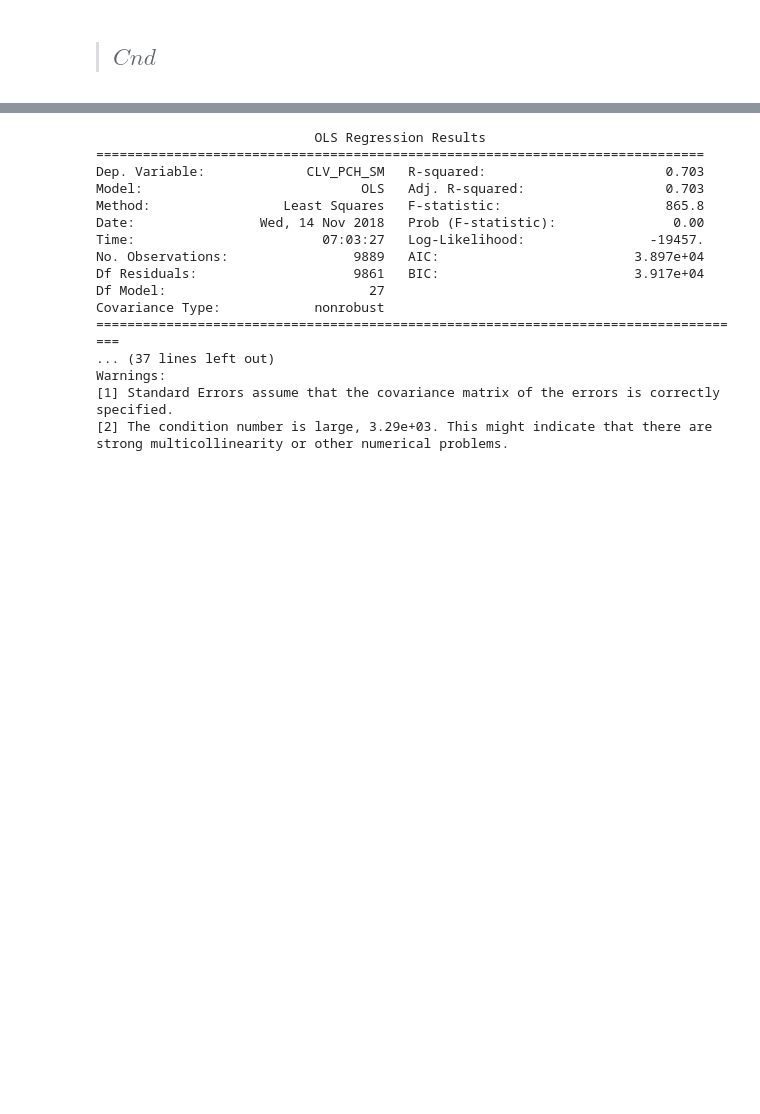
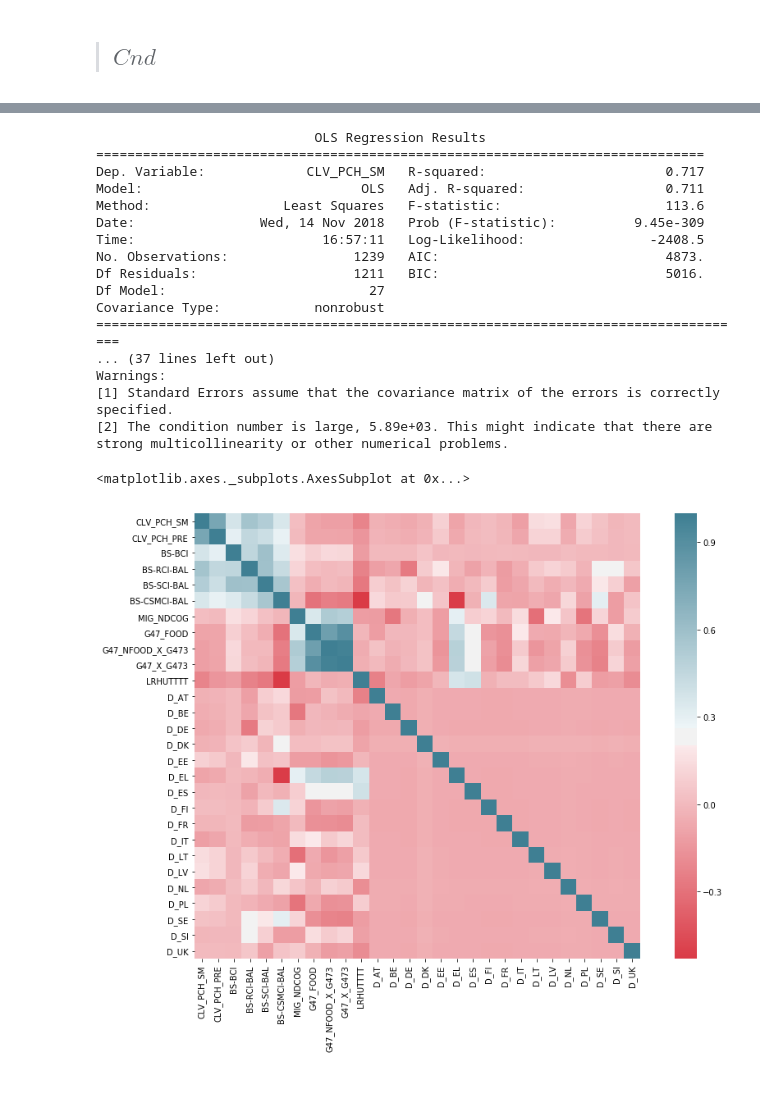
Before and after one commit to boturon/NovaSBE_Courses, a Jupyter notebook: 1107_macroeconomic-policies/assignment/pred-gdp/data.ipynb, the cells around one changed output, grey strips where cells are left out. Cells and saved outputs as stored; diff of their text form; code cells hidden in the pictures; blank space fills up the shorter version.

```diff
--- a/1107_macroeconomic-policies/assignment/pred-gdp/data.ipynb
+++ b/1107_macroeconomic-policies/assignment/pred-gdp/data.ipynb
@@ -376,7 +389,7 @@ def Cnd(model_variables=[], version=0, all_boolean=False, country_dummies=True):
     if country_dummies:
         countries = set(namq_10_fcs.GEO); countries.remove('PT')
         for country in sorted(list(countries)):
-            df_in[country] = (df_in.ID.str[-2:] == country).astype(int)
+            df_in["D_"+country] = (df_in.ID.str[-2:] == country).astype(int)
 
     Cnd = df_in.dropna().copy().set_index("ID")
     Cnd = Cnd.loc[:, (Cnd != 0).any(axis=0)].copy()
@@ -397,5 +410,5 @@ def Cnd(model_variables=[], version=0, all_boolean=False, country_dummies=True):
     results = sm.OLS(y, X).fit()
     print(results.summary())
 
-    return(Cnd)
+    return(Cnd, results)
 # %%
@@ -459,25 +472,32 @@ Warnings:
 [2] The condition number is large, 3.07e+03. This might indicate that there are
 strong multicollinearity or other numerical problems.
 # %%
-Cnd_all = Cnd(all_boolean=True)
+Cnd_all, Cnd_all_results = Cnd(all_boolean=True)
 # %% [output]
                             OLS Regression Results
 ==============================================================================
-Dep. Variable:             CLV_PCH_SM   R-squared:                       0.703
-Model:                            OLS   Adj. R-squared:                  0.703
-Method:                 Least Squares   F-statistic:                     865.8
-Date:                Wed, 14 Nov 2018   Prob (F-statistic):               0.00
-Time:                        07:03:27   Log-Likelihood:                -19457.
-No. Observations:                9889   AIC:                         3.897e+04
-Df Residuals:                    9861   BIC:                         3.917e+04
+Dep. Variable:             CLV_PCH_SM   R-squared:                       0.717
+Model:                            OLS   Adj. R-squared:                  0.711
+Method:                 Least Squares   F-statistic:                     113.6
+Date:                Wed, 14 Nov 2018   Prob (F-statistic):          9.45e-309
+Time:                        16:57:11   Log-Likelihood:                -2408.5
+No. Observations:                1239   AIC:                             4873.
+Df Residuals:                    1211   BIC:                             5016.
 Df Model:                          27
 Covariance Type:            nonrobust
 ====================================================================================
 ... (37 lines left out)
 Warnings:
 [1] Standard Errors assume that the covariance matrix of the errors is correctly specified.
-[2] The condition number is large, 3.29e+03. This might indicate that there are
+[2] The condition number is large, 5.89e+03. This might indicate that there are
 strong multicollinearity or other numerical problems.
+# %%
+f, ax = plt.subplots(figsize=(15,10))
+sns.heatmap(Cnd_all.corr(), mask=np.zeros_like(Cnd_all.corr(), dtype=np.bool),
+            cmap=sns.diverging_palette(10, 220, as_cmap=True),square=True, ax=ax)
+# %% [output]
+<matplotlib.axes._subplots.AxesSubplot at 0x...>
+[figure, added]
 # %% [markdown]
 <br>
 # %% [markdown]
```
Also changed, not shown: parts of 47 cells of this notebook, 21 other files.
